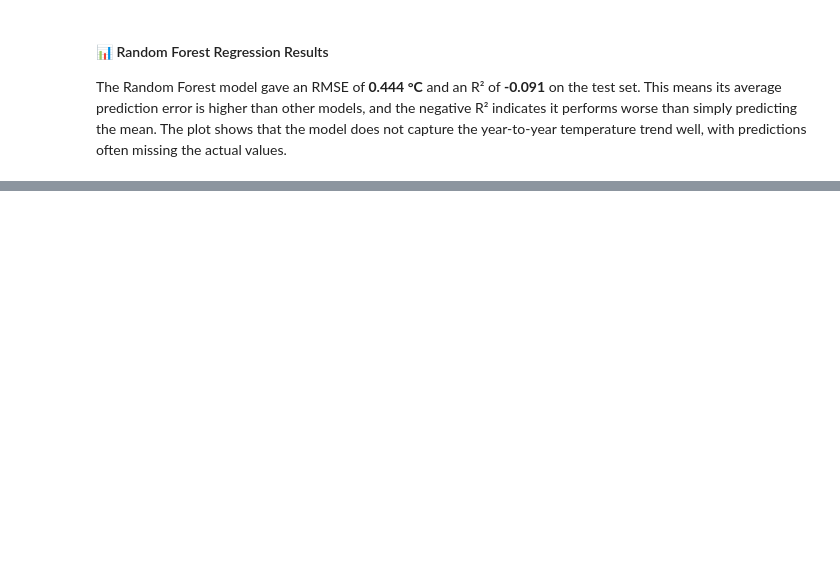
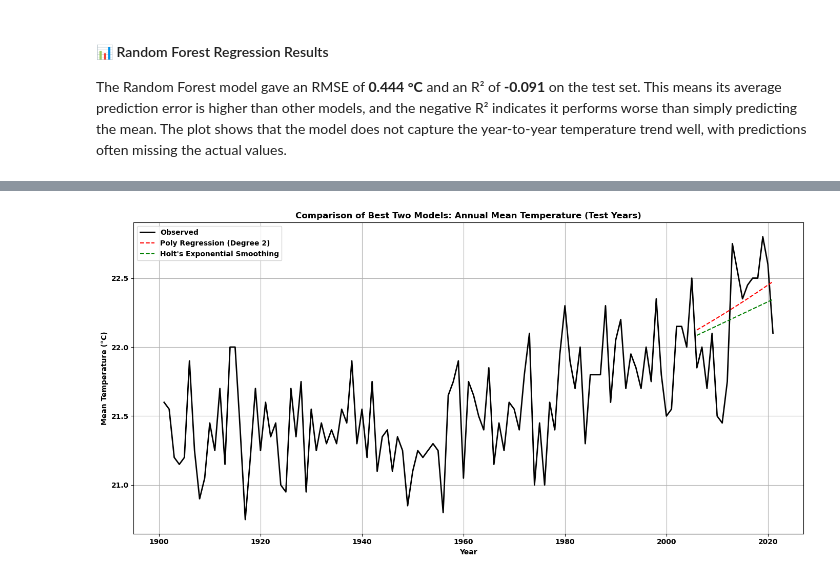
Before and after one commit to rogerespinosamorros/WeatherPredictionAustralia, a Jupyter notebook: notebooks/predictions/01_predict_temperature.ipynb, the cells around one changed output, grey strips where cells are left out. Drawn from its saved outputs; the diff is of its cells as text; code cells hidden in the pictures; blank space fills up the shorter version.

```diff
--- a/notebooks/predictions/01_predict_temperature.ipynb
+++ b/notebooks/predictions/01_predict_temperature.ipynb
@@ -549,0 +618,15 @@ ValueError: numpy.dtype size changed, may indicate binary incompatibility. Expec
+# %%
+# Plotting the best two models: Polynomial Regression and Holt's Exponential Smoothing
+plt.figure(figsize=(14, 7))
+plt.plot(df.index.year, df["Mean_Temperature"], color="black", label="Observed", linewidth=2)
+plt.plot(test.index.year, y_pred_poly, "r--", label="Poly Regression (Degree 2)")
+plt.plot(test.index.year, y_pred_holt, "g--", label="Holt's Exponential Smoothing")
+plt.title("Comparison of Best Two Models: Annual Mean Temperature (Test Years)")
+plt.xlabel("Year")
+plt.ylabel("Mean Temperature (°C)")
+plt.legend()
+plt.grid(True)
+plt.tight_layout()
+plt.show()
+# %% [output]
+[figure, added]
```
Also changed, not shown: parts of 27 cells of this notebook, 6 other files.
